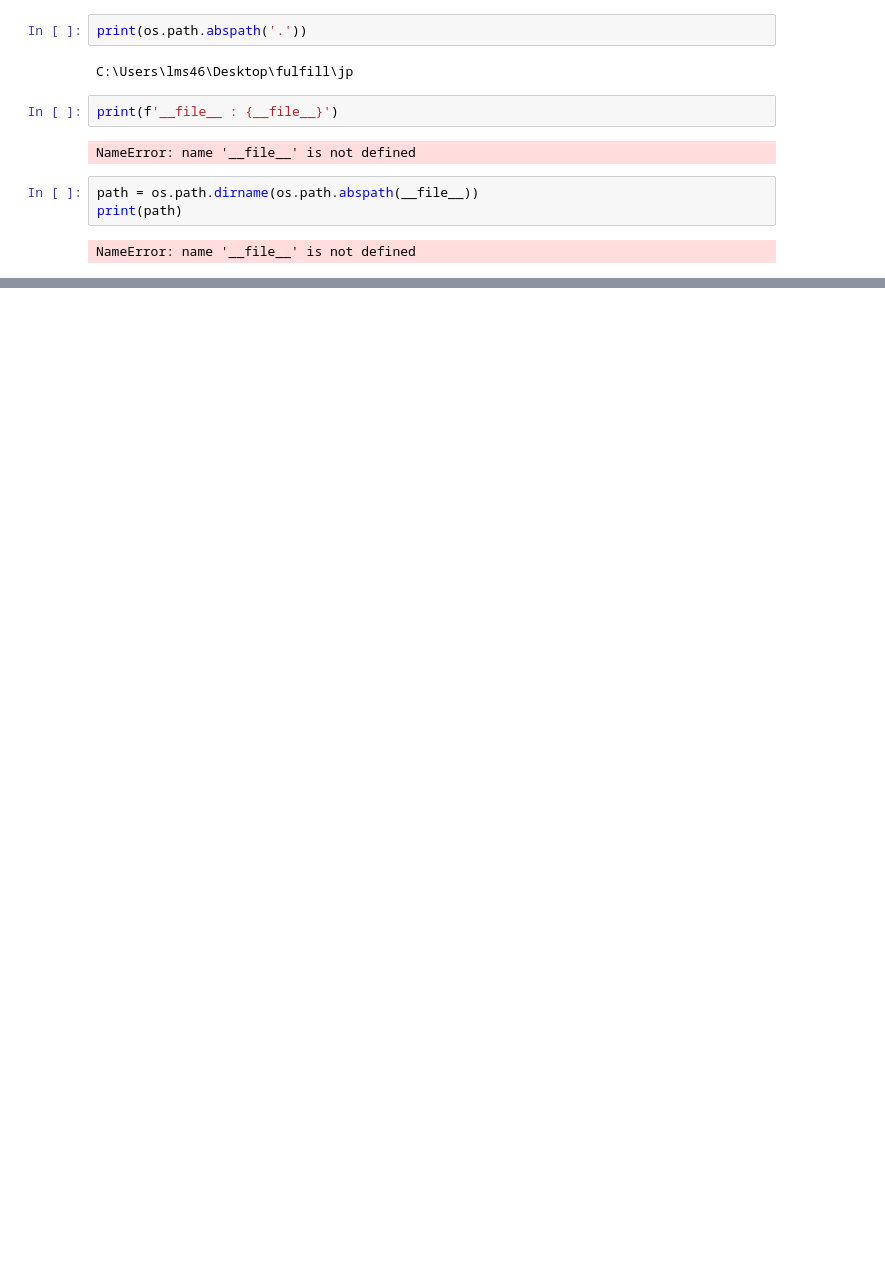
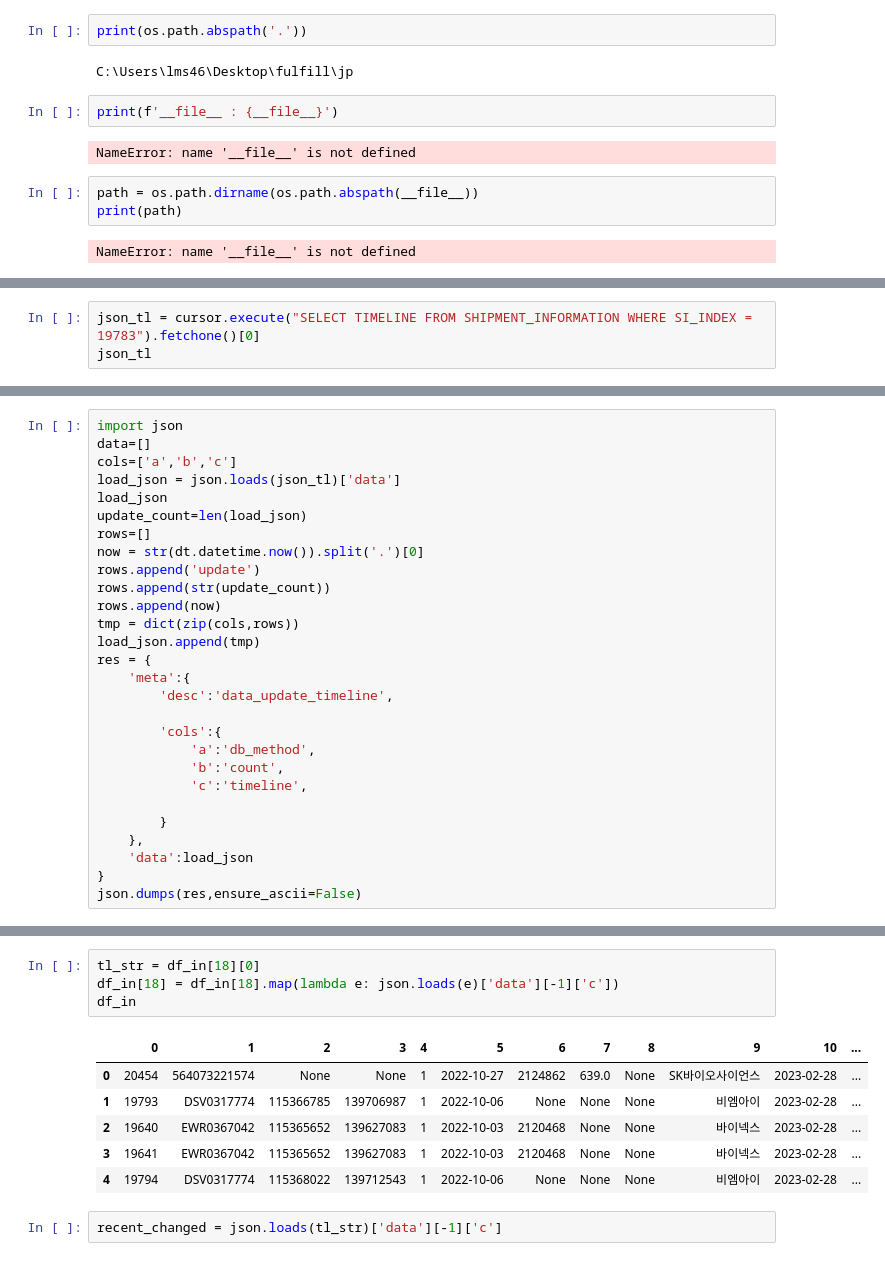
Before and after one commit to Themath93/warehouse-management-system, a Jupyter notebook: jp/Request_control_xl.ipynb, the cells around one changed output, grey strips where cells are left out. Drawn from its saved outputs; the diff is of its cells as text; blank space fills up the shorter version.

```diff
--- a/jp/Request_control_xl.ipynb
+++ b/jp/Request_control_xl.ipynb
@@ -377,0 +390,3 @@ NameError: name '__file__' is not defined
+# %%
+json_tl = cursor.execute("SELECT TIMELINE FROM SHIPMENT_INFORMATION WHERE SI_INDEX = 19783").fetchone()[0]
+json_tl
@@ -377,0 +397,28 @@ NameError: name '__file__' is not defined
+# %%
+import json
+data=[]
+cols=['a','b','c']
+load_json = json.loads(json_tl)['data']
+load_json
+update_count=len(load_json)
+rows=[]
+now = str(dt.datetime.now()).split('.')[0]
+rows.append('update')
+rows.append(str(update_count))
+rows.append(now)
+tmp = dict(zip(cols,rows))
+load_json.append(tmp)
+res = {
+    'meta':{
+        'desc':'data_update_timeline',
+
+        'cols':{
+            'a':'db_method',
+            'b':'count',
+            'c':'timeline',
+
+        }
+    },
+    'data':load_json
+}
+json.dumps(res,ensure_ascii=False)
@@ -377,0 +444,13 @@ NameError: name '__file__' is not defined
+# %%
+tl_str = df_in[18][0]
+df_in[18] = df_in[18].map(lambda e: json.loads(e)['data'][-1]['c'])
+df_in
+# %% [output]
+|  | 0 | 1 | 2 | 3 | 4 | 5 | 6 | 7 | 8 | 9 | 10 | ... |
+| 0 | 20454 | 564073221574 | None | None | 1 | 2022-10-27 | 2124862 | 639.0 | None | SK바이오사이언스 | 2023-02-28 | ... |
+| 1 | 19793 | DSV0317774 | 115366785 | 139706987 | 1 | 2022-10-06 | None | None | None | 비엠아이 | 2023-02-28 | ... |
+| 2 | 19640 | EWR0367042 | 115365652 | 139627083 | 1 | 2022-10-03 | 2120468 | None | None | 바이넥스 | 2023-02-28 | ... |
+| 3 | 19641 | EWR0367042 | 115365652 | 139627083 | 1 | 2022-10-03 | 2120468 | None | None | 바이넥스 | 2023-02-28 | ... |
+| 4 | 19794 | DSV0317774 | 115368022 | 139712543 | 1 | 2022-10-06 | None | None | None | 비엠아이 | 2023-02-28 | ... |
+# %%
+recent_changed = json.loads(tl_str)['data'][-1]['c']
```
Also changed, not shown: parts of 9 cells of this notebook, 5 other files.
